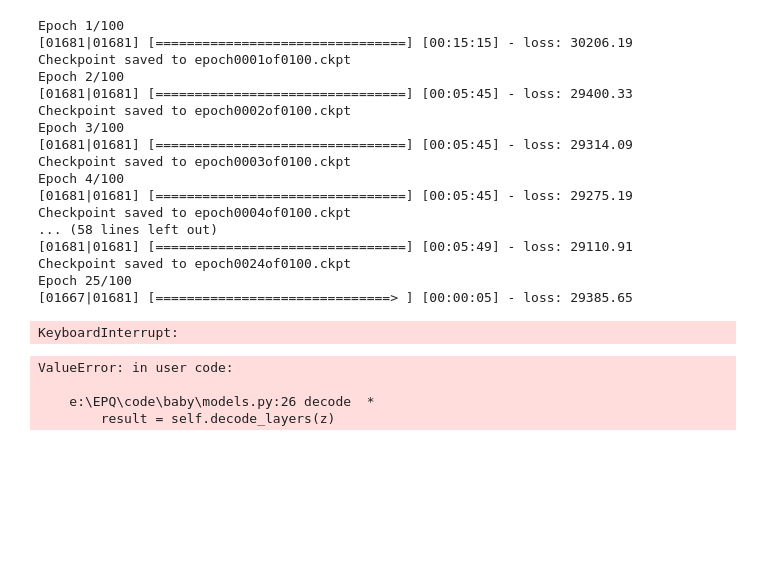
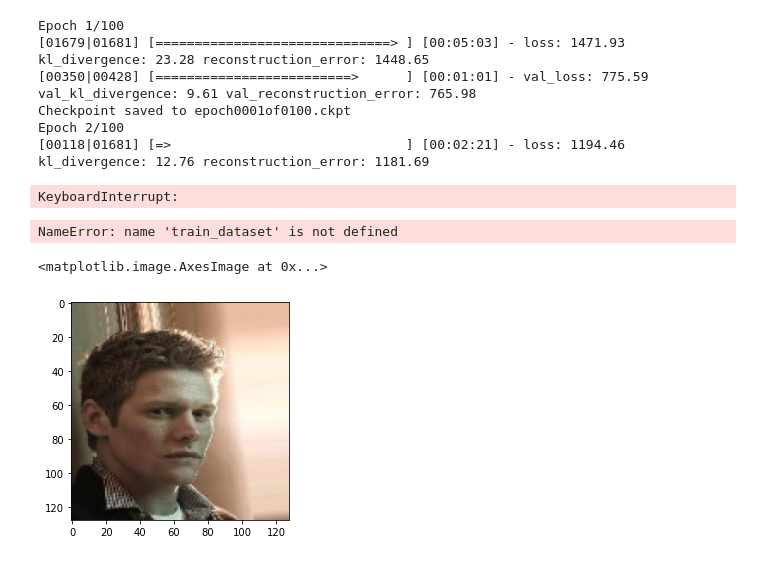
Before and after one commit to Jex-y/EPQ, a Jupyter notebook: code/baby_training.ipynb, the cells around one changed output. Cells and saved outputs as stored; diff of their text form; code cells hidden in the pictures; blank space fills up the shorter version.

```diff
--- a/code/baby_training.ipynb
+++ b/code/baby_training.ipynb
@@ -5,5 +5,5 @@ import tensorflow as tf
 import numpy as np
 import matplotlib.pyplot as plt
 # %%
-train_dataset = baby.VAEDataset("E:\\epq-datasets\\CelebA_aligned\\train", batch_size=96, image_size=128)
-val_dataset = baby.VAEDataset("E:\\epq-datasets\\CelebA_aligned\\val", batch_size=96, image_size=128)
+train_dataset = baby.VAEDataset("E:\\epq-datasets\\CelebA_aligned\\train", batch_size=96, image_size=128, prefetch=16, workers=4)
+val_dataset = baby.VAEDataset("E:\\epq-datasets\\CelebA_aligned\\val", batch_size=96, image_size=128, prefetch=16, workers=4)
@@ -10,30 +21,11 @@ val_dataset = baby.VAEDataset("E:\\epq-datasets\\CelebA_aligned\\val", batch_siz
 # %%
-VAEModel = baby.models.BABYModelRecreate(lr=1e-4)
-VAEModel.fit(train_dataset, epochs=100, VAE=True)
+VAEModel = baby.models.BABYModelRecreate(latent_dim=32, output_size=(128,128), lr=1e-4)
+VAEModel.fit(train_dataset, val_dataset=val_dataset, epochs=100)
 # %% [output]
 Epoch 1/100
-[01681|01681] [================================] [00:15:15] - loss: 30206.19
+[01679|01681] [==============================> ] [00:05:03] - loss: 1471.93 kl_divergence: 23.28 reconstruction_error: 1448.65
+[00350|00428] [=========================>      ] [00:01:01] - val_loss: 775.59 val_kl_divergence: 9.61 val_reconstruction_error: 765.98
 Checkpoint saved to epoch0001of0100.ckpt
 Epoch 2/100
-[01681|01681] [================================] [00:05:45] - loss: 29400.33
-Checkpoint saved to epoch0002of0100.ckpt
-Epoch 3/100
-[01681|01681] [================================] [00:05:45] - loss: 29314.09
-Checkpoint saved to epoch0003of0100.ckpt
-Epoch 4/100
-[01681|01681] [================================] [00:05:45] - loss: 29275.19
-Checkpoint saved to epoch0004of0100.ckpt
-... (58 lines left out)
-[01681|01681] [================================] [00:05:49] - loss: 29110.91
-Checkpoint saved to epoch0024of0100.ckpt
-Epoch 25/100
-[01667|01681] [==============================> ] [00:00:05] - loss: 29385.65
+[00118|01681] [=>                              ] [00:02:21] - loss: 1194.46 kl_divergence: 12.76 reconstruction_error: 1181.69
 KeyboardInterrupt:
-# %%
-images = next(val_dataset)
-pred = VAEModel.test_image(images)
-# %% [output]
-ValueError: in user code:
-
-    e:\EPQ\code\baby\models.py:26 decode  *
-        result = self.decode_layers(z)
@@ -39,0 +34,15 @@ ValueError: in user code:
+# %%
+images = next(train_dataset)
+#pred = VAEModel.predict_images(images).numpy()
+mean, stdev = VAEModel.encode(images)
+eps = mean + (tf.random.normal(shape=mean.shape) * stdev)
+pred = VAEModel.decode(eps)
+index = 0
+# %% [output]
+NameError: name 'train_dataset' is not defined
+# %%
+index += 1
+plt.imshow(images[index])
+# %% [output]
+<matplotlib.image.AxesImage at 0x...>
+[figure, added]
```
Also changed, not shown: parts of 5 cells of this notebook, 4 other files.
